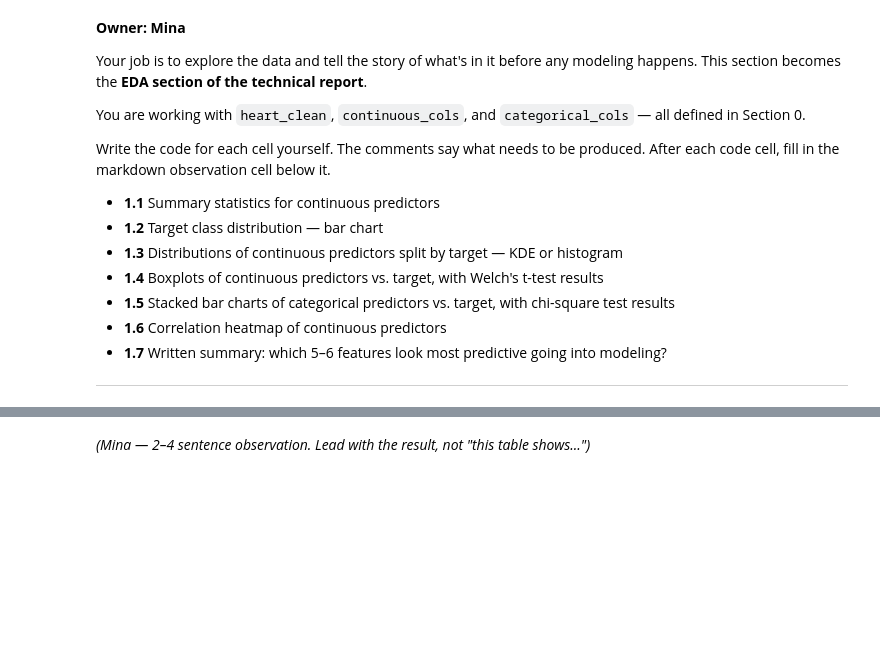
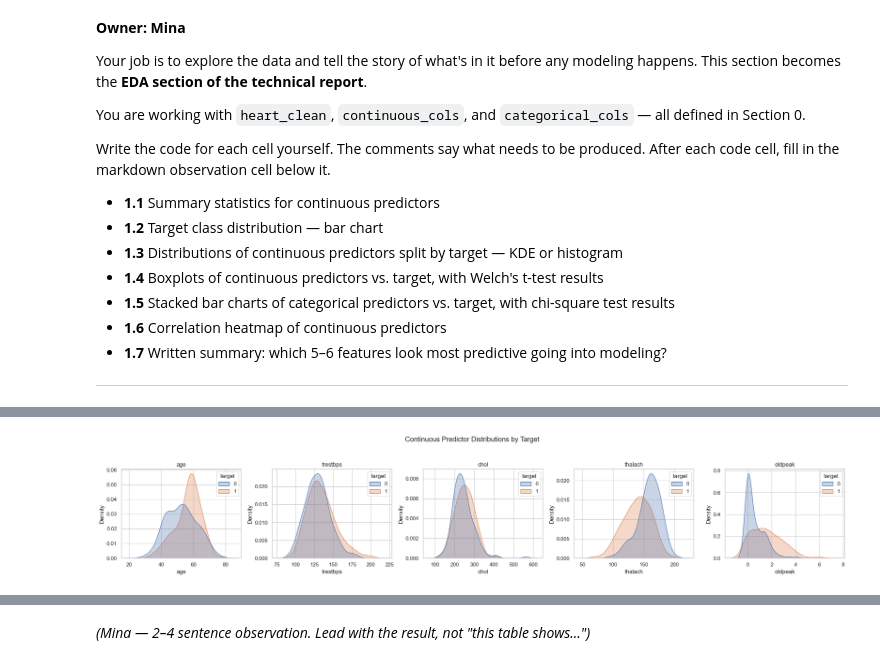
Before and after one commit to pdhinaka/AAI500-Final-Project, a Jupyter notebook: AAI500_Final_Project.ipynb, the cells around one changed output, grey strips where cells are left out. Drawn from its saved outputs; the diff is of its cells as text; code cells hidden in the pictures; blank space fills up the shorter version.

```diff
--- a/AAI500_Final_Project.ipynb
+++ b/AAI500_Final_Project.ipynb
@@ -129,3 +129,18 @@ Write the code for each cell yourself. The comments say what needs to be produce
 # 1.1 Summary statistics — continuous predictors
 # Call .describe() on heart_clean using continuous_cols + ["target"].
 # Look at mean, std, min, max. Flag anything unusual (e.g. suspiciously large max values).
+# %%
+# 1.1 Summary statistics — continuous predictors
+
+summary_stats = heart_clean[continuous_cols + ["target"]].describe().T
+summary_stats["range"] = summary_stats["max"] - summary_stats["min"]
+
+display(summary_stats)
+
+print("\nPotential observations:")
+for col in continuous_cols:
+    print(
+        f"{col}: min={heart_clean[col].min():.2f}, "
+        f"max={heart_clean[col].max():.2f}, "
+        f"mean={heart_clean[col].mean():.2f}"
+    )
@@ -131,0 +204,22 @@ Write the code for each cell yourself. The comments say what needs to be produce
+# %%
+# 1.3 Distributions of continuous predictors split by target
+
+fig, axes = plt.subplots(1, 5, figsize=(22,4))
+
+for ax, col in zip(axes, continuous_cols):
+    sns.kdeplot(
+        data=heart_clean,
+        x=col,
+        hue="target",
+        common_norm=False,
+        fill=True,
+        alpha=0.3,
+        ax=ax
+    )
+    ax.set_title(col)
+
+plt.suptitle("Continuous Predictor Distributions by Target", y=1.05)
+plt.tight_layout()
+plt.show()
+# %% [output]
+[figure, added]
```
Also changed, not shown: parts of 21 cells of this notebook.
